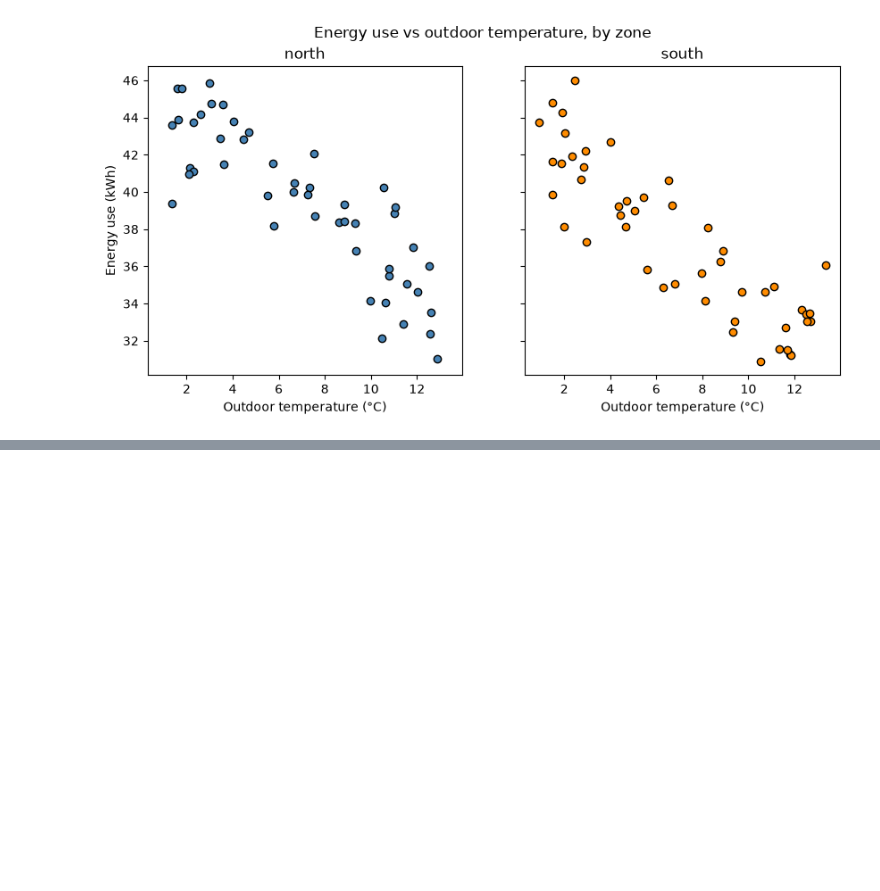
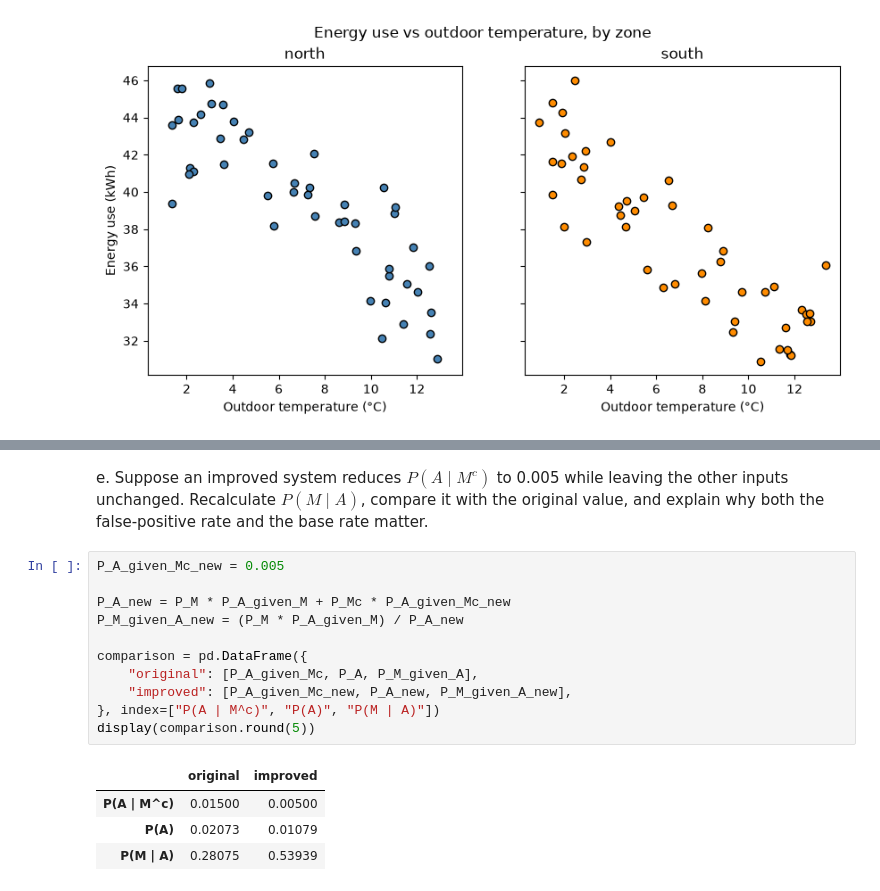
Before and after one commit to sebinko/STA1_26, a Jupyter notebook: Assignment1/assignment_1.ipynb, the cells around one changed output, grey strips where cells are left out. Drawn from its saved outputs; the diff is of its cells as text; blank space fills up the shorter version.

```diff
--- a/Assignment1/assignment_1.ipynb
+++ b/Assignment1/assignment_1.ipynb
@@ -251,0 +380,18 @@ Conclusion. Indoor temperature is tightly controlled in both zones (sd around ha
+# %% [markdown]
+e. Suppose an improved system reduces $P(A \mid M^c)$ to 0.005 while leaving the other inputs unchanged. Recalculate $P(M \mid A)$, compare it with the original value, and explain why both the false-positive rate and the base rate matter.
+# %%
+P_A_given_Mc_new = 0.005
+
+P_A_new = P_M * P_A_given_M + P_Mc * P_A_given_Mc_new
+P_M_given_A_new = (P_M * P_A_given_M) / P_A_new
+
+comparison = pd.DataFrame({
+    "original": [P_A_given_Mc, P_A, P_M_given_A],
+    "improved": [P_A_given_Mc_new, P_A_new, P_M_given_A_new],
+}, index=["P(A | M^c)", "P(A)", "P(M | A)"])
+display(comparison.round(5))
+# %% [output]
+|  | original | improved |
+| P(A | M^c) | 0.01500 | 0.00500 |
+| P(A) | 0.02073 | 0.01079 |
+| P(M | A) | 0.28075 | 0.53939 |
```
Also changed, not shown: parts of 17 cells of this notebook.
